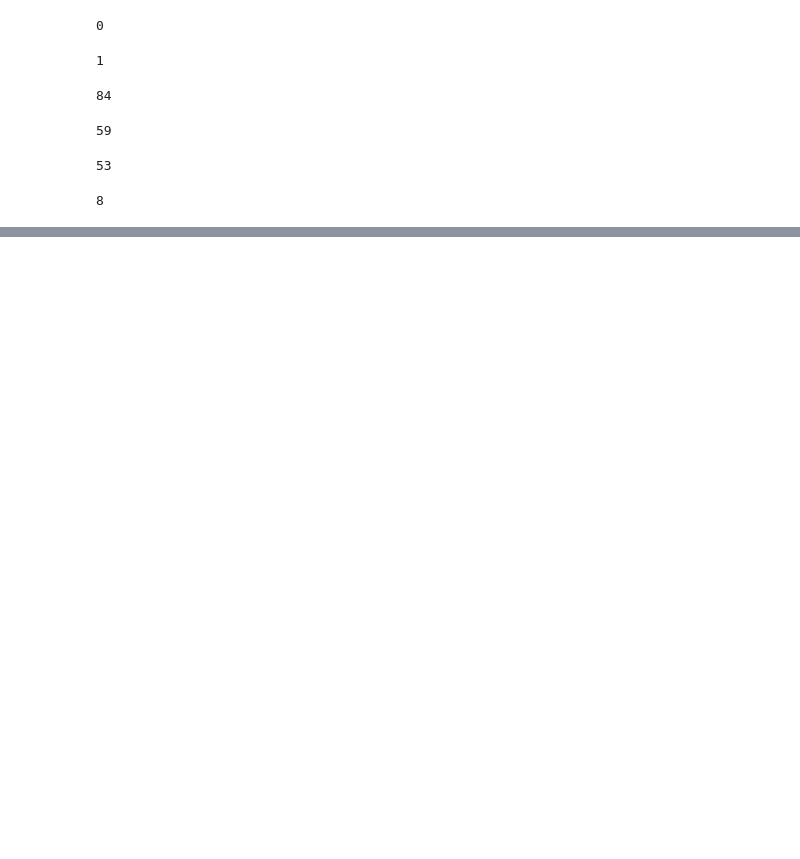
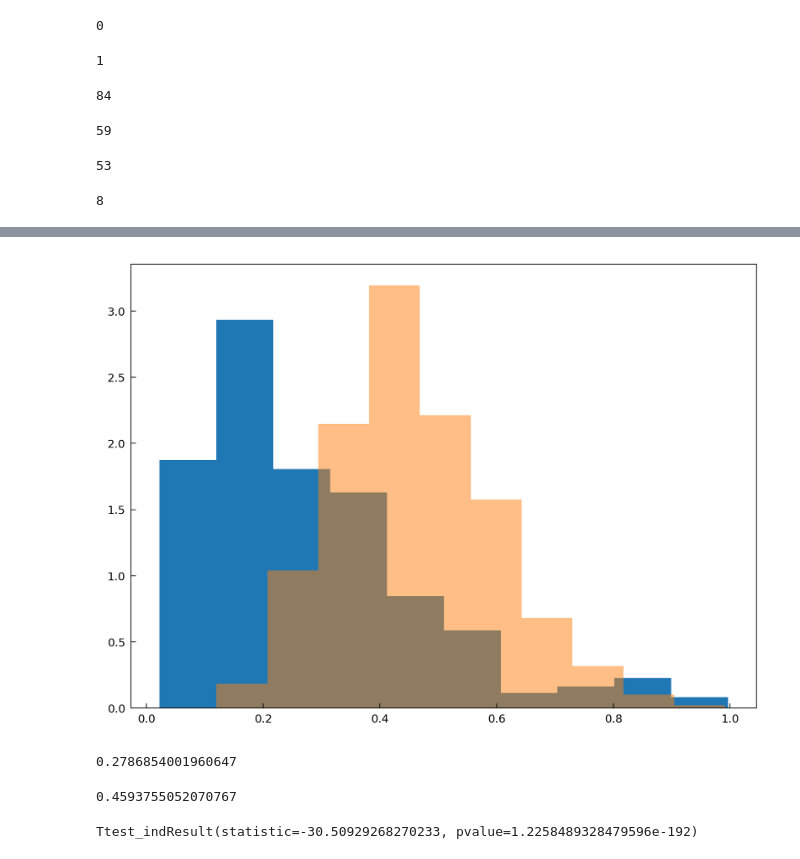
Before and after one commit to VenturelliLab/Connors-Thompson_et_al_2026, a Jupyter notebook: DTL 0.ipynb, the cells around one changed output, grey strips where cells are left out. Saved outputs shown, nothing was run; the diff lists cells and outputs as text; code cells hidden in the pictures; blank space fills up the shorter version.

Commit message:
added fiber analysis

```diff
--- a/DTL 0.ipynb
+++ b/DTL 0.ipynb
@@ -194,0 +234,52 @@ sum(np.array(ri_grow)>50)
+# %%
+# save all distances
+all_in_distances = []
+all_out_distances = []
+
+# for each fiber
+for control in controls:
+
+    # all communities inoculated in the fiber
+    in_fiber_comms = []
+    out_fiber_comms = []
+    for comm, comm_df in loo_df.groupby("Experiments"):
+
+        if control in comm:
+            in_fiber_comms.append(comm_df[species_names].values[-1])
+        else:
+            out_fiber_comms.append(comm_df[species_names].values[-1])
+
+    # convert to array
+    in_fiber_comms = np.array(in_fiber_comms)
+    out_fiber_comms = np.array(out_fiber_comms)
+
+    # compute distances
+    in_fiber_distances = in_distances(in_fiber_comms)
+    out_fiber_distances = out_distances(in_fiber_comms, out_fiber_comms)
+
+    # save
+    all_in_distances.append(in_fiber_distances)
+    all_out_distances.append(out_fiber_distances)
+
+# concatenate to array
+all_in_distances = np.concatenate(all_in_distances)
+all_out_distances = np.concatenate(all_out_distances)
+# %%
+plt.hist(all_in_distances, density=True)
+plt.hist(all_out_distances, density=True, alpha=.5)
+plt.show()
+# %% [output]
+[figure, added]
+# %%
+np.mean(all_in_distances)
+# %% [output]
+0.2786854001960647
+# %%
+np.mean(all_out_distances)
+# %% [output]
+0.4593755052070767
+# %%
+from scipy.stats import ttest_ind
+ttest_ind(all_in_distances, all_out_distances)
+# %% [output]
+Ttest_indResult(statistic=-30.50929268270233, pvalue=1.2258489328479596e-192)
```
Also changed, not shown: parts of 3 cells of this notebook, 2 other files.
